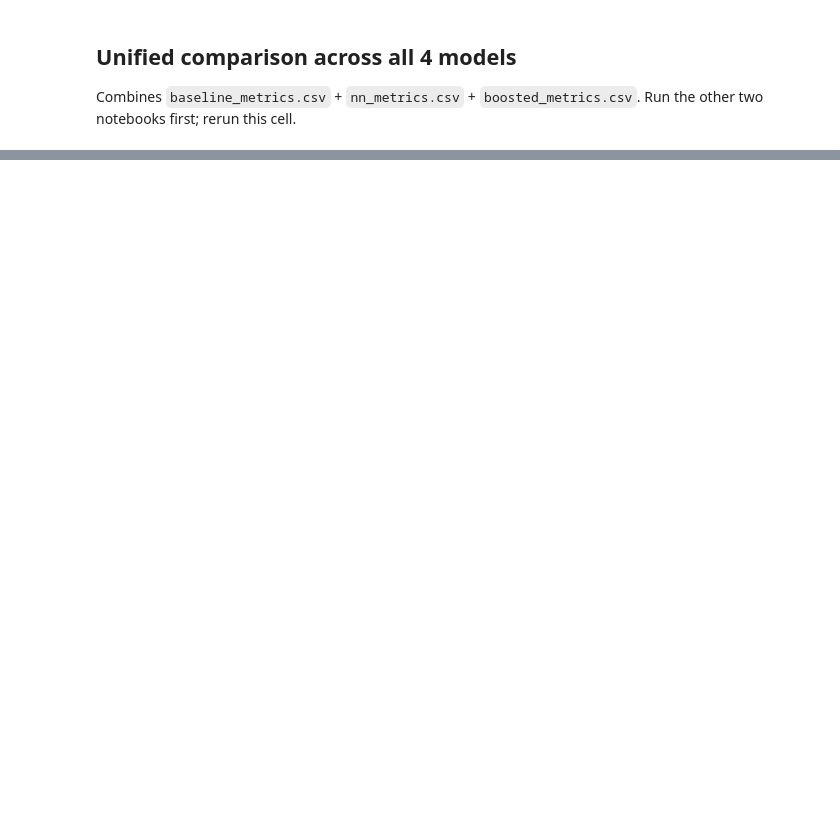
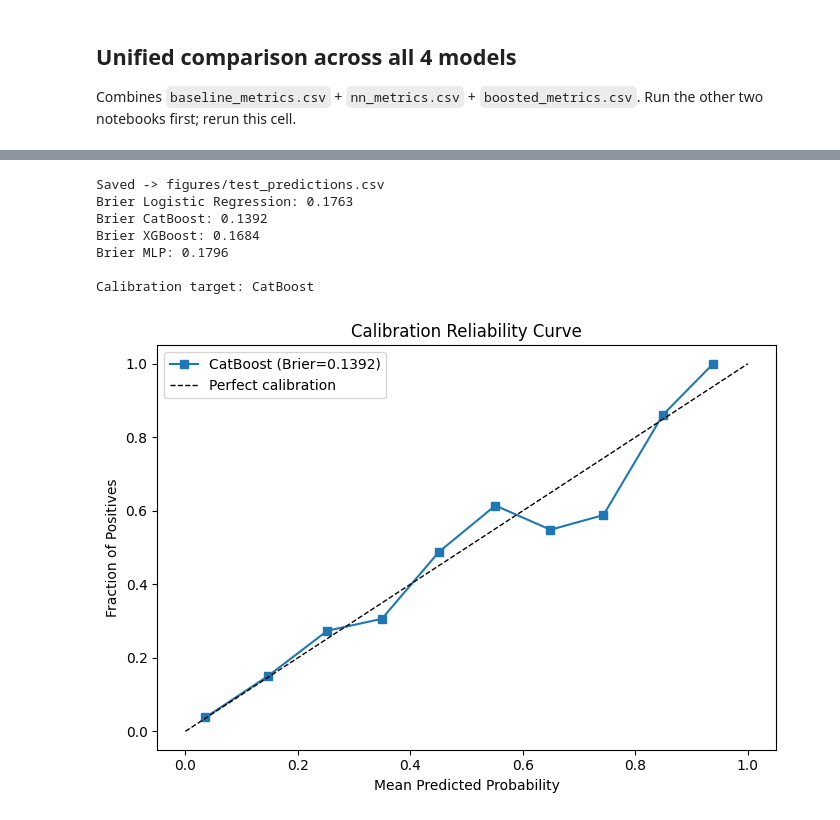
Before and after one commit to NCSU-NNDL-Spring26/Telco_Customer_Churn, a Jupyter notebook: telco_churn_boosted_models.ipynb, the cells around one changed output, grey strips where cells are left out. Saved outputs shown, nothing was run; the diff lists cells and outputs as text; code cells hidden in the pictures; blank space fills up the shorter version.

```diff
--- a/telco_churn_boosted_models.ipynb
+++ b/telco_churn_boosted_models.ipynb
@@ -393,0 +413,75 @@ if parts:
+# %%
+from sklearn.metrics import brier_score_loss
+from sklearn.calibration import calibration_curve
+
+# Save raw test probabilities for business_evaluation.py
+pd.DataFrame({
+    'y_true': y_test.to_numpy(),
+    'lr_proba': p_test_lr,
+    'catboost_proba': p_test_cat,
+    'xgboost_proba': p_test_xgb,
+}).to_csv(f"{FIG_DIR}/test_predictions.csv", index=False)
+print(f"Saved -> {FIG_DIR}/test_predictions.csv")
+
+# Brier scores for models available in this notebook
+_yt = y_test.to_numpy()
+brier_scores = {
+    'Logistic Regression': brier_score_loss(_yt, p_test_lr),
+    'CatBoost': brier_score_loss(_yt, p_test_cat),
+    'XGBoost': brier_score_loss(_yt, p_test_xgb),
+}
+_nn_pp = f"{FIG_DIR}/nn_test_predictions.csv"
+if os.path.exists(_nn_pp):
+    _nn_pdf = pd.read_csv(_nn_pp)
+    brier_scores['MLP'] = brier_score_loss(_nn_pdf['y_true'].values, _nn_pdf['mlp_proba'].values)
+for _nm, _bs in brier_scores.items():
+    print(f"Brier {_nm}: {_bs:.4f}")
+
+# Pick best model available here by PR-AUC from all_models_comparison.csv
+_avail = {'Logistic Regression': p_test_lr, 'CatBoost': p_test_cat, 'XGBoost': p_test_xgb}
+_comp_path = f"{FIG_DIR}/all_models_comparison.csv"
+if os.path.exists(_comp_path):
+    _comp = pd.read_csv(_comp_path)
+    _pr_col = next(c for c in _comp.columns if 'pr' in c.lower() and 'auc' in c.lower())
+    calib_model_name = (
+        _comp[_comp['model'].isin(_avail)].sort_values(_pr_col, ascending=False).iloc[0]['model']
+    )
+else:
+    calib_model_name = 'XGBoost'
+
+calib_proba = _avail[calib_model_name]
+print(f"\nCalibration target: {calib_model_name}")
+
+# Reliability curve
+calib_frac_pos, calib_mean_pred = calibration_curve(_yt, calib_proba, n_bins=10)
+
+fig, ax = plt.subplots(figsize=(7, 5))
+ax.plot(calib_mean_pred, calib_frac_pos, 's-',
+        label=f"{calib_model_name} (Brier={brier_scores.get(calib_model_name, float('nan')):.4f})")
+ax.plot([0, 1], [0, 1], 'k--', lw=1, label='Perfect calibration')
+ax.set_xlabel('Mean Predicted Probability')
+ax.set_ylabel('Fraction of Positives')
+ax.set_title('Calibration Reliability Curve')
+ax.legend()
+plt.tight_layout()
+plt.savefig(f"{FIG_DIR}/calibration_reliability.png", dpi=150, bbox_inches="tight")
+plt.show()
+print(f"Saved -> {FIG_DIR}/calibration_reliability.png")
+
+# Append Brier column to all_models_comparison.csv
+if os.path.exists(_comp_path):
+    _comp = pd.read_csv(_comp_path)
+    _comp['brier'] = _comp['model'].map(brier_scores)
+    _comp.to_csv(_comp_path, index=False)
+    _show = [c for c in ['model', 'pr_auc', 'brier'] if c in _comp.columns]
+    print(f"Updated Brier -> {_comp_path}")
+    print(_comp[_show].to_string(index=False))
+# %% [output]
+Saved -> figures/test_predictions.csv
+Brier Logistic Regression: 0.1763
+Brier CatBoost: 0.1392
+Brier XGBoost: 0.1684
+Brier MLP: 0.1796
+
+Calibration target: CatBoost
+[figure, added]
```
Also changed, not shown: parts of 12 cells of this notebook, 32 other files.
